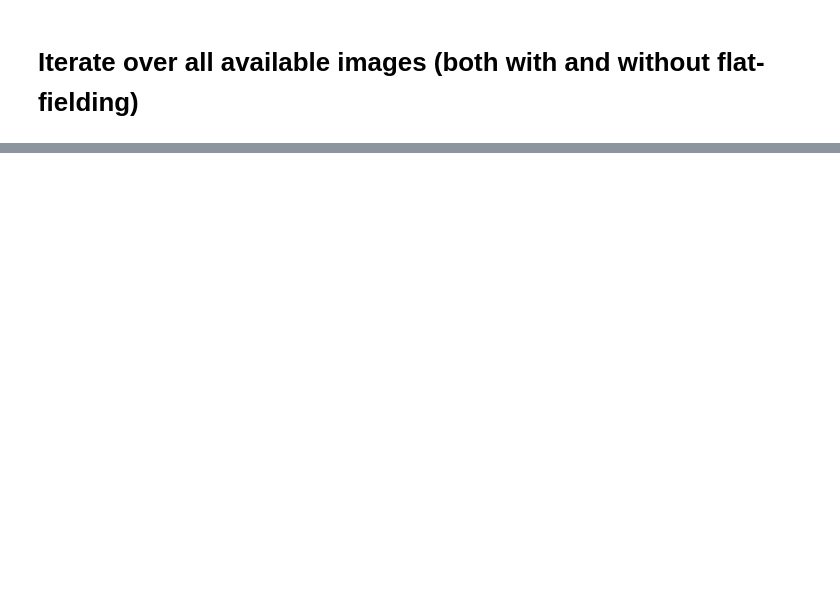
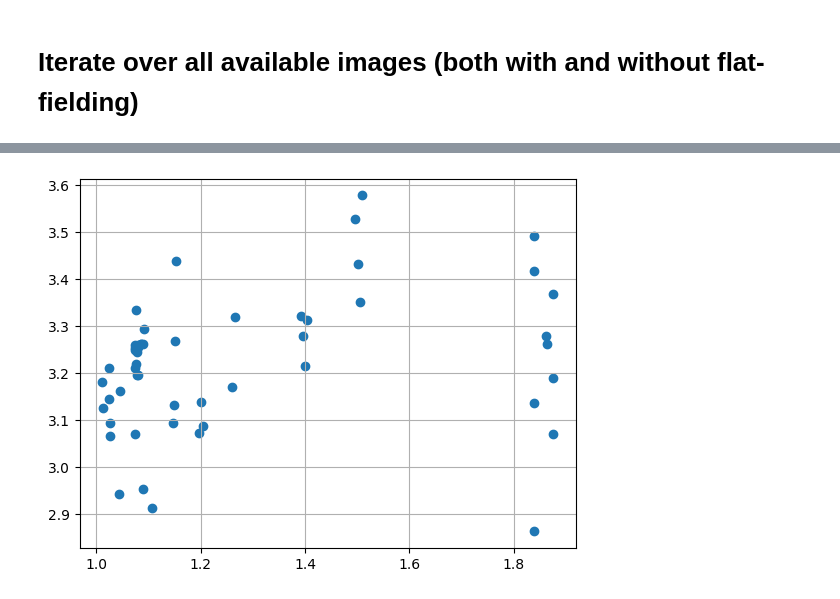
Before and after one commit to mrmonroy/AuxTel_eqw, a Jupyter notebook: O2_EQW/calculate_o2_eqw.ipynb, the cells around one changed output, grey strips where cells are left out. Cells and saved outputs as stored; diff of their text form; code cells hidden in the pictures; blank space fills up the shorter version.

```diff
--- a/O2_EQW/calculate_o2_eqw.ipynb
+++ b/O2_EQW/calculate_o2_eqw.ipynb
@@ -225,0 +328,45 @@ plt.grid()
+# %%
+airmass = []
+pressure = []
+eqwidth = []
+for spec in spec_dict_good:
+    #print(spec)
+    airmass_ = spec_dict_good[spec]['airmass']
+    pressure_ = spec_dict_good[spec]['pressure']
+
+    lambda_ = spec_dict_good[spec]['all_lambdas']
+    flux_ = spec_dict_good[spec]['all_fluxes']
+    #print(lambda_)
+    #print(flux_)
+
+    eqw_ = eqw(lambda_,flux_,min_cont,max_cont,min_lin,max_lin,make_plot=False)
+    '''
+    if eqwdb_<0.:
+        print(seqn)
+        plot_name_ = 'fit_line_{0}_eqw0.png'.format(seqn)
+        eqwdb_ = eqw(x_,flux0,xmask_c,xmin_int,xmax_int,xmin_line,make_plot=True,plot_name=plot_name_)
+    elif eqwdf_<0.:
+        print(seqn)
+        plot_name_ = 'fit_line_{0}_eqwdf.png'.format(seqn)
+        eqwdf_ = eqw(x_,fluxdf,xmask_c,xmin_int,xmax_int,xmin_line,make_plot=True,plot_name=plot_name_)
+
+    plot_name_ = 'fit_line_{0}_eqw0.png'.format(seqn)
+    eqw0_ = eqw(x_,flux0,xmask_c,xmin_int,xmax_int,xmin_line,make_plot=True,plot_name=plot_name_)
+
+    plot_name_ = 'fit_line_{0}_eqwdf.png'.format(seqn)
+    eqwdf_ = eqw(x_,fluxdf,xmask_c,xmin_int,xmax_int,xmin_line,make_plot=True,plot_name=plot_name_)
+    '''
+    airmass.append(airmass_)
+    pressure.append(pressure_)
+    eqwidth.append(eqw_)
+airmass = np.array(airmass)
+pressure = np.array(pressure)
+eqwidth = np.array(eqwidth)
+if save_txt:
+    data = np.transpose(np.array([airmass,pressure,eqwidth]))
+    np.savetxt('eqw_data_{0}_{1}_{2}.txt'.format(obs_date,filter,disperser),data,header='airmass pressure eqw')
+# %%
+plt.scatter(airmass,eqwidth)
+plt.grid()
+# %% [output]
+[figure, added]
```
Also changed, not shown: parts of 11 cells of this notebook.
